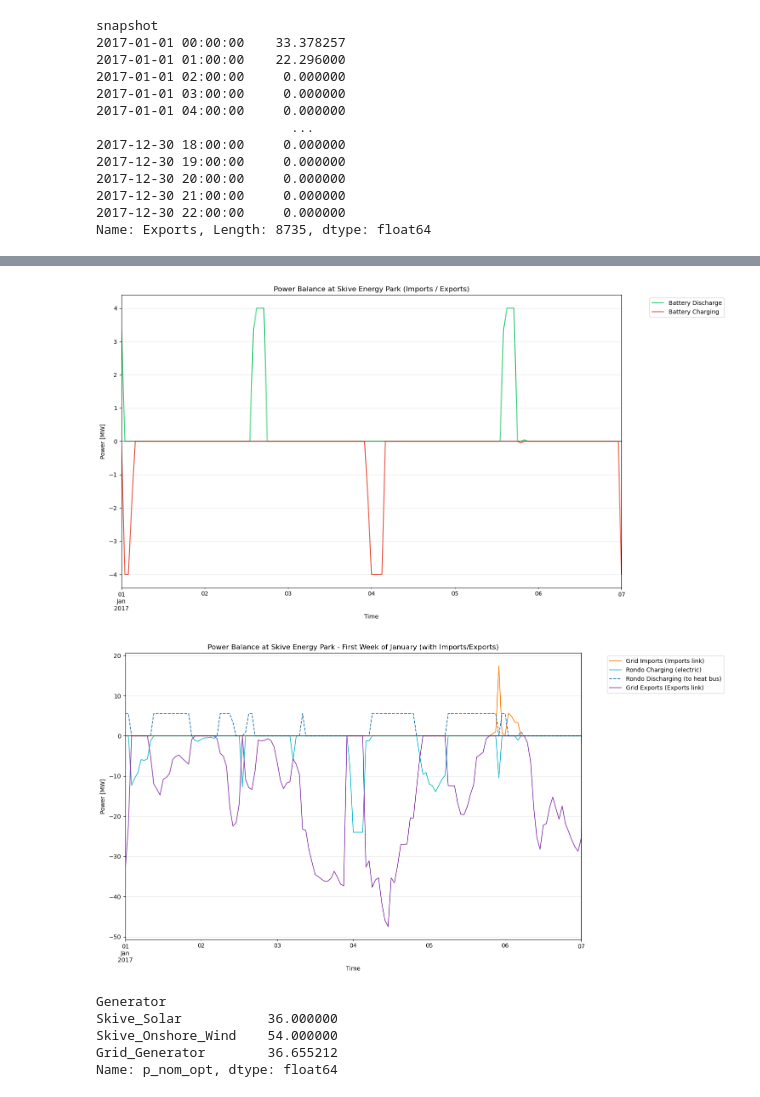
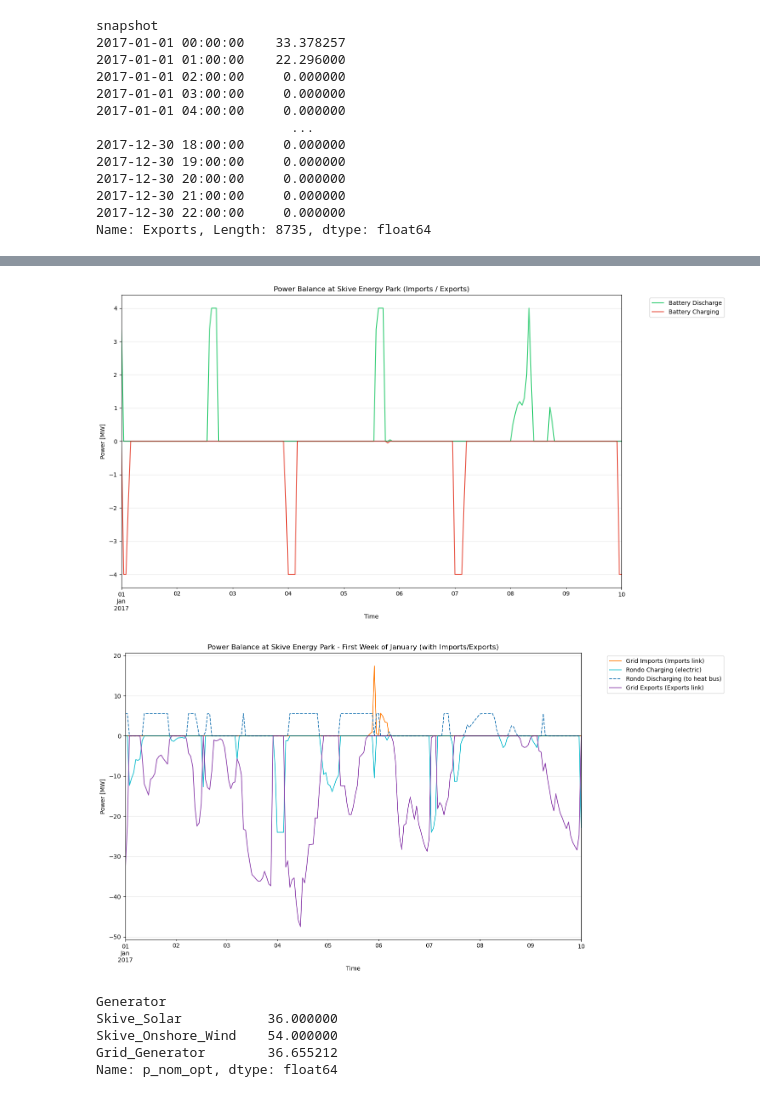
Before and after one commit to pulio12/Msc_Thesis_Greenlab_Skive, a Jupyter notebook: Test_file2.ipynb, the cells around one changed output, grey strips where cells are left out. Cells and saved outputs as stored; diff of their text form; code cells hidden in the pictures.

```diff
--- a/Test_file2.ipynb
+++ b/Test_file2.ipynb
@@ -536,7 +827,7 @@ exports = -exports  # invert sign for exports to match convention
 #exports_pos = exports.clip(lower=0
 
 start_date = '2017-01-01'
-end_date = '2017-01-07'
+end_date = '2017-01-10'
 
 # colors
 col_grid_imp = '#FF7F0E'
@@ -562,35 +853,35 @@ ax.set_xlabel('Time')
 ax.set_ylabel('Power [MW]')
 ax.set_title('Power Balance at Skive Energy Park (Imports / Exports)')
 ax.legend(bbox_to_anchor=(1.05, 1), loc='upper left')
 plt.tight_layout()
 plt.xlim(start_date, end_date)
 plt.show()
 
 # Week view
 plt.figure(figsize=(15, 8))
 
 #n.generators_t.p["Skive_Solar"].loc[start_date:end_date].plot(label="Solar PV", color='#FFC300', linewidth=1.3)
 #n.generators_t.p["Skive_Onshore_Wind"].loc[start_date:end_date].plot(label="Wind", color='#0057E7', linewidth=1.3)
 #n.storage_units_t.p_dispatch["Skive_Battery"].loc[start_date:end_date].plot(label="Battery Discharge", color='#2ECC71', linewidth=1.3)
 imports.loc[start_date:end_date].plot(label="Grid Imports (Imports link)", color=col_grid_imp, linewidth=1.3)
 #(-n.links_t.p0.get("Boiler_Skive", pd.Series(0, index=n.snapshots)).loc[start_date:end_date]).plot(label="Electric Boiler", color='#7F8C8D', linewidth=1.3)
 (-n.links_t.p0.get("El_to_TES_Rondo", pd.Series(0, index=n.snapshots)).loc[start_date:end_date]).plot(label="Rondo Charging (electric)", color='#17BECF', linewidth=1.3)
 n.links_t.p0.get("TES_Rondo_to_Heat_Bus_Skive", pd.Series(0, index=n.snapshots)).loc[start_date:end_date].plot(label="Rondo Discharging (to heat bus)", color='#1F77B4', linestyle='--', linewidth=1.3)
 #(-n.storage_units_t.p_store["Skive_Battery"].loc[start_date:end_date]).plot(label="Battery Charging", color='#E74C3C', linewidth=1.3)
 exports.loc[start_date:end_date].plot(label="Grid Exports (Exports link)", color=col_grid_exp, linewidth=1.3)
 
 plt.axhline(y=0, color='k', linestyle='-', alpha=0.3)
 plt.grid(True, alpha=0.3)
 plt.xlabel('Time')
 plt.ylabel('Power [MW]')
 plt.title('Power Balance at Skive Energy Park - First Week of January (with Imports/Exports)')
 plt.legend(bbox_to_anchor=(1.05, 1), loc='upper left')
 plt.xlim(start_date, end_date)
 plt.tight_layout()
 plt.show()
 # %% [output]
-[figure, old version]
+[figure, new version]
-[figure, old version]
+[figure, new version]
 # %%
 "Optimal Generator Capacity (GW)";
 n.generators.p_nom_opt # in GW
```
Also changed, not shown: parts of 26 cells of this notebook.
